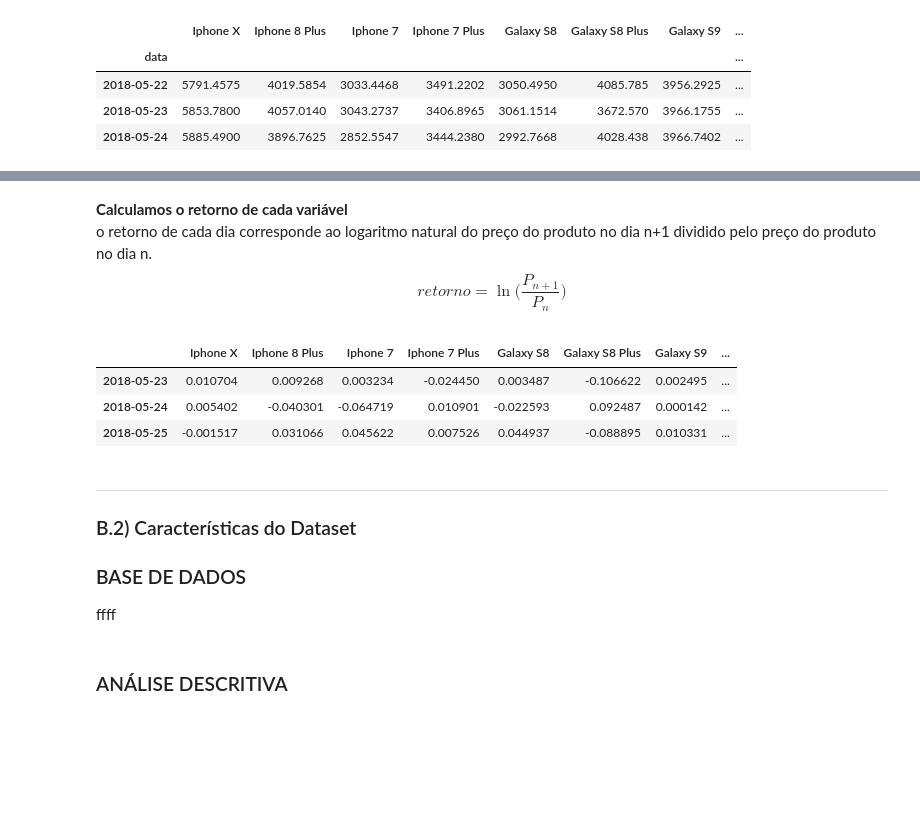
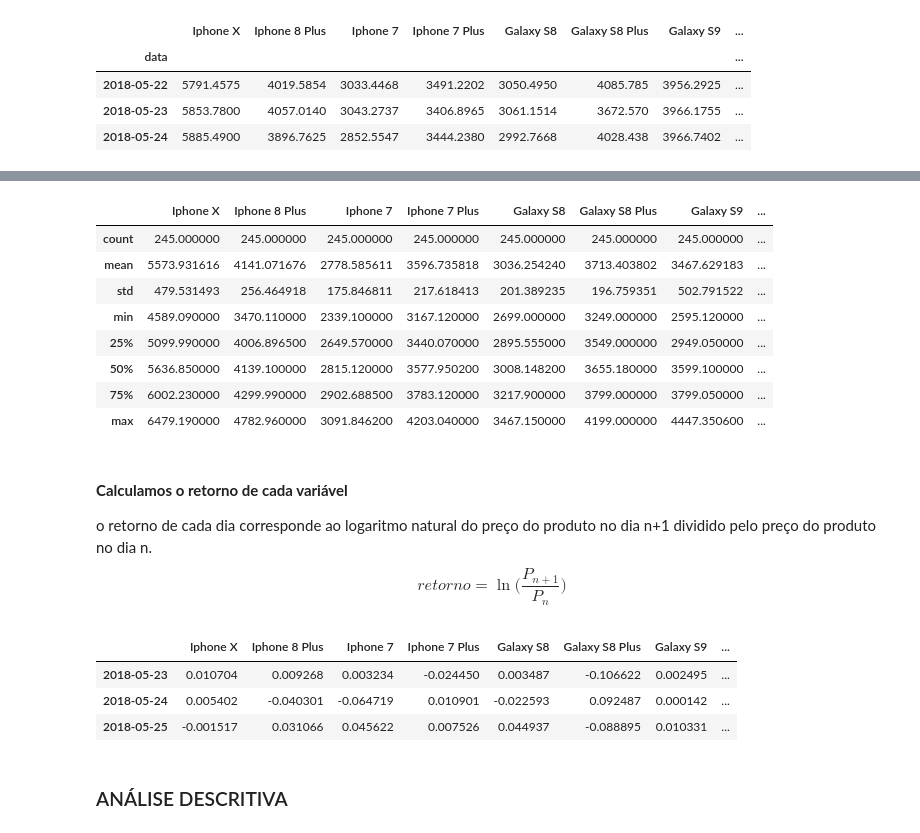
Before and after one commit to gabrielmf1/DP-P3, a Jupyter notebook: Projeto3.ipynb, the cells around one changed output, grey strips where cells are left out. Saved outputs shown, nothing was run; the diff lists cells and outputs as text; code cells hidden in the pictures; blank space fills up the shorter version.

```diff
--- a/Projeto3.ipynb
+++ b/Projeto3.ipynb
@@ -211,5 +221,17 @@ tabela.head(3)
+# %%
+tabela.describe()
+# %% [output]
+|  | Iphone X | Iphone 8 Plus | Iphone 7 | Iphone 7 Plus | Galaxy S8 | Galaxy S8 Plus | Galaxy S9 | ... |
+| count | 245.000000 | 245.000000 | 245.000000 | 245.000000 | 245.000000 | 245.000000 | 245.000000 | ... |
+| mean | 5573.931616 | 4141.071676 | 2778.585611 | 3596.735818 | 3036.254240 | 3713.403802 | 3467.629183 | ... |
+| std | 479.531493 | 256.464918 | 175.846811 | 217.618413 | 201.389235 | 196.759351 | 502.791522 | ... |
+| min | 4589.090000 | 3470.110000 | 2339.100000 | 3167.120000 | 2699.000000 | 3249.000000 | 2595.120000 | ... |
+| 25% | 5099.990000 | 4006.896500 | 2649.570000 | 3440.070000 | 2895.555000 | 3549.000000 | 2949.050000 | ... |
+| 50% | 5636.850000 | 4139.100000 | 2815.120000 | 3577.950200 | 3008.148200 | 3655.180000 | 3599.100000 | ... |
+| 75% | 6002.230000 | 4299.990000 | 2902.688500 | 3783.120000 | 3217.900000 | 3799.000000 | 3799.050000 | ... |
+| max | 6479.190000 | 4782.960000 | 3091.846200 | 4203.040000 | 3467.150000 | 4199.000000 | 4447.350600 | ... |
 # %% [markdown]
-__Calculamos o retorno de cada variável__ <br>
+#### __Calculamos o retorno de cada variável__ <br>
 o retorno de cada dia corresponde ao logaritmo natural do preço do produto no dia n+1 dividido pelo preço do produto no dia n. <br> $$retorno = \ln \Big(\dfrac{P_{n+1}}{P_{n}}\Big)$$
 # %%
 df = tabela.copy()
@@ -237,13 +259,6 @@ retorno.head(3)
 | 2018-05-23 | 0.010704 | 0.009268 | 0.003234 | -0.024450 | 0.003487 | -0.106622 | 0.002495 | ... |
 | 2018-05-24 | 0.005402 | -0.040301 | -0.064719 | 0.010901 | -0.022593 | 0.092487 | 0.000142 | ... |
 | 2018-05-25 | -0.001517 | 0.031066 | 0.045622 | 0.007526 | 0.044937 | -0.088895 | 0.010331 | ... |
-# %% [markdown]
-___
-### B.2) Características do Dataset
-
-
-### BASE DE DADOS
-ffff
 # %% [markdown]
 ### ANÁLISE DESCRITIVA
 # %% [markdown]
```
Also changed, not shown: parts of 5 cells of this notebook.
